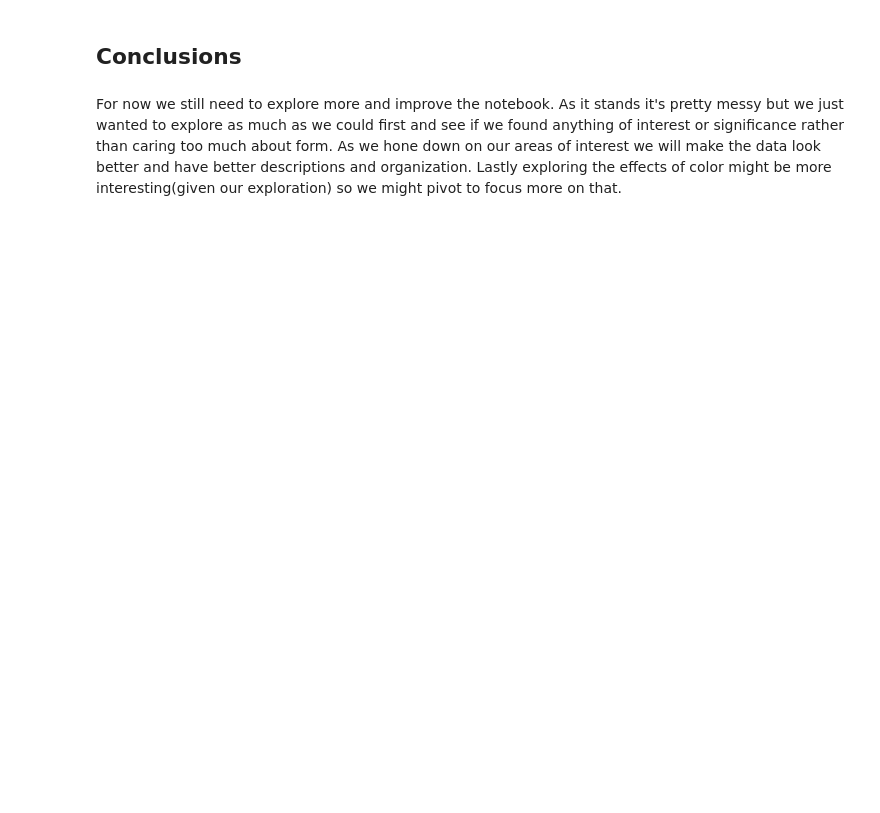
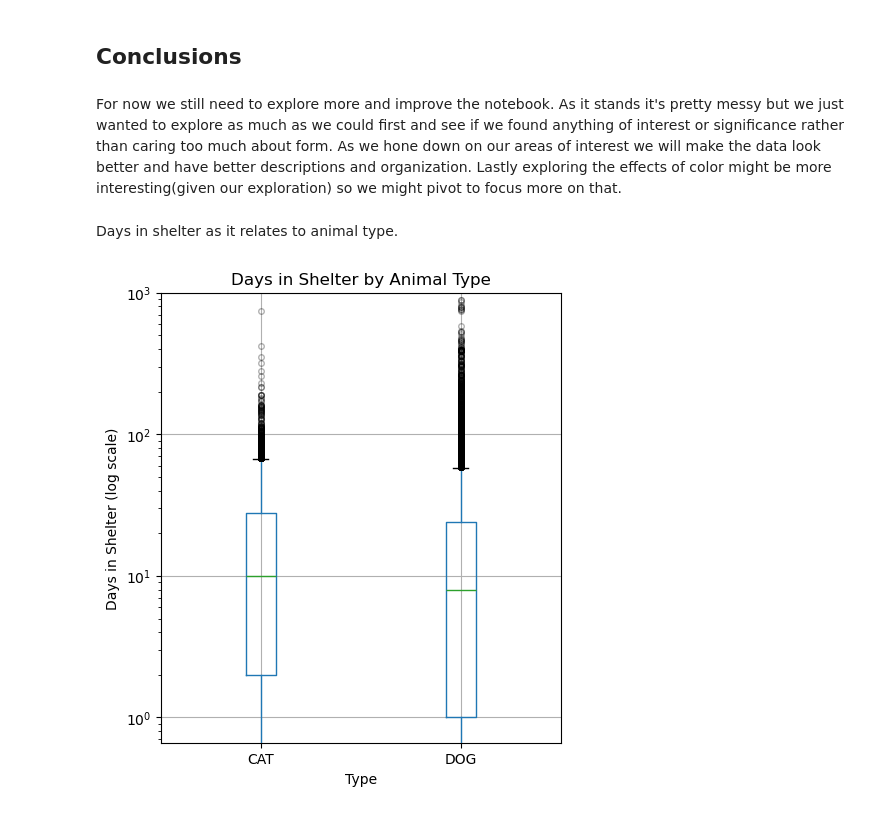
Before and after one commit to dalibug/383_ds_project_1, a Jupyter notebook: sonoma_shelter.ipynb, the cells around one changed output. Drawn from its saved outputs; the diff is of its cells as text; code cells hidden in the pictures; blank space fills up the shorter version.

```diff
--- a/sonoma_shelter.ipynb
+++ b/sonoma_shelter.ipynb
@@ -211,3 +244,17 @@ Data above looks good(at least we can see the relative primary colors), but does
 ## Conclusions
 # %% [markdown]
 For now we still need to explore more and improve the notebook. As it stands it's pretty messy but we just wanted to explore as much as we could first and see if we found anything of interest or significance rather than caring too much about form. As we hone down on our areas of interest we will make the data look better and have better descriptions and organization. Lastly exploring the effects of color might be more interesting(given our exploration) so we might pivot to focus more on that.
+# %% [markdown]
+Days in shelter as it relates to animal type.
+# %%
+df_filtered = df[df['Type'].str.lower() != 'other']
+flierprops = dict(marker='o', markersize=4,alpha=0.3, markerfacecolor ='none')
+df_filtered.boxplot(column='Days in Shelter', by='Type', figsize=(5,6), flierprops=flierprops)
+plt.yscale('log')  # Use log scale for skewed data
+plt.ylim(0, 10**3)
+plt.ylabel('Days in Shelter (log scale)')
+plt.title('Days in Shelter by Animal Type')
+plt.suptitle('')
+plt.show();
+# %% [output]
+[figure, added]
```
Also changed, not shown: parts of 12 cells of this notebook, 3 other files.
